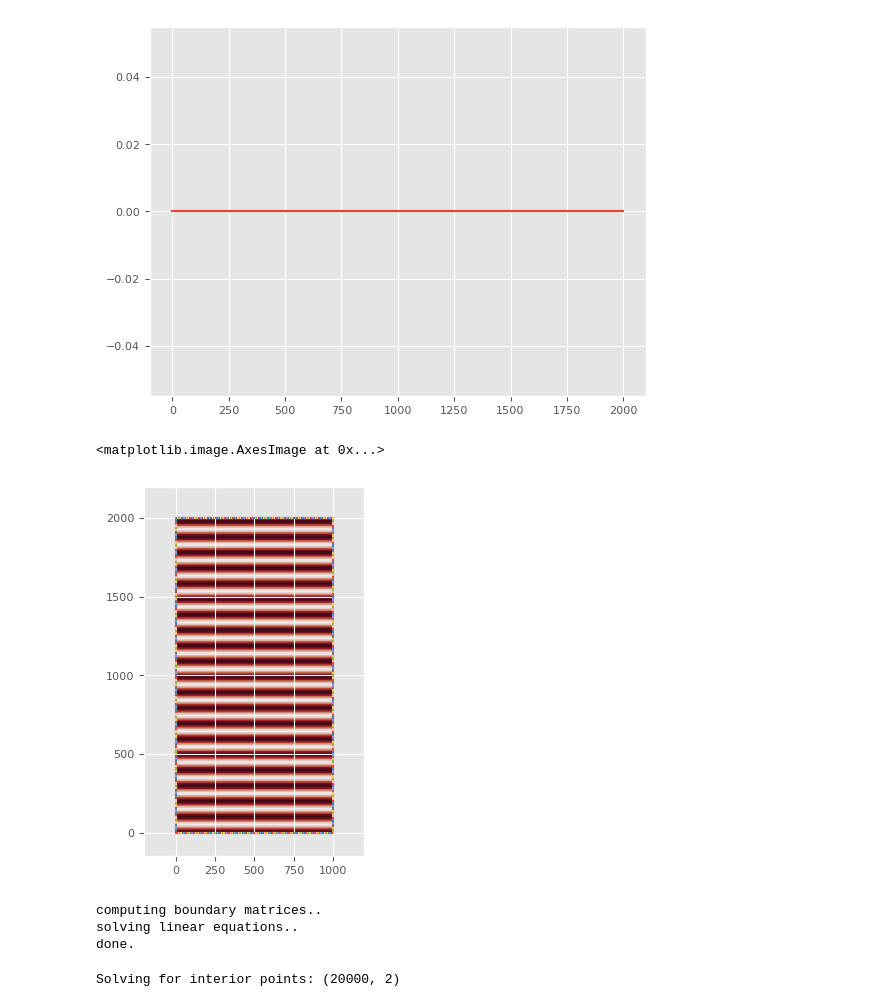
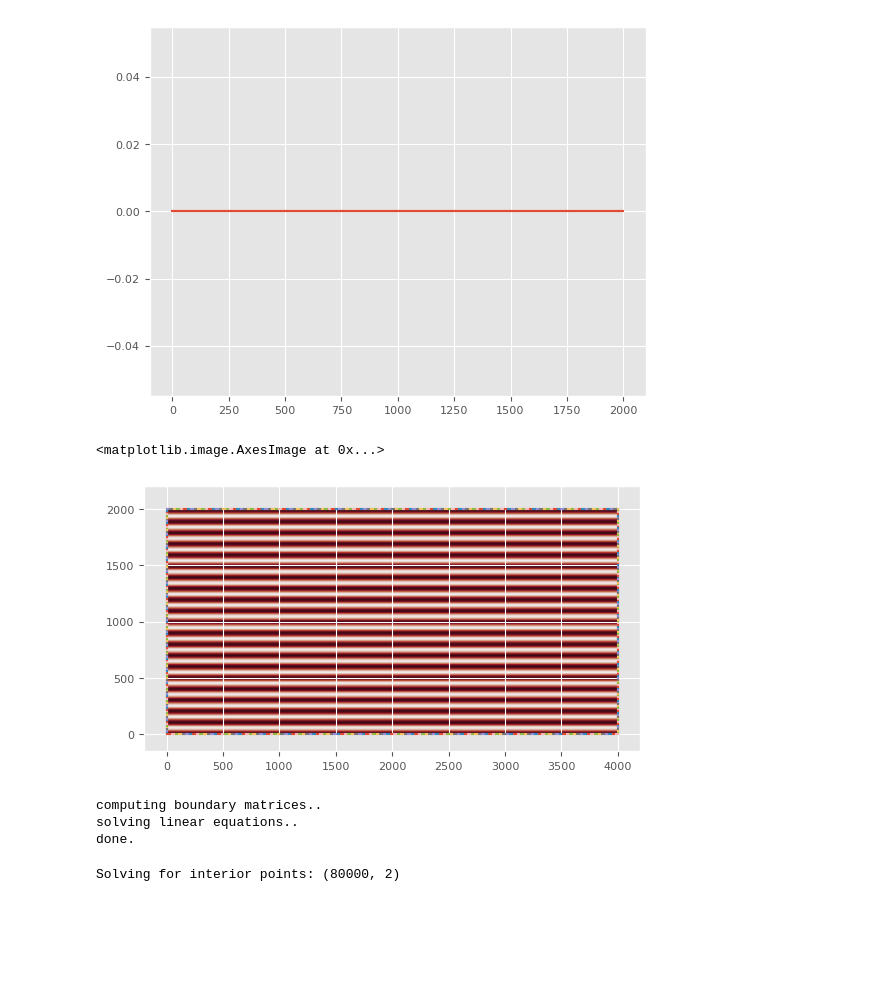
Before and after one commit to gauteh/ohbemn, a Jupyter notebook: examples/Breakwater diffusion.ipynb, the cells around one changed output. Drawn from its saved outputs; the diff is of its cells as text; code cells hidden in the pictures; blank space fills up the shorter version.

```diff
--- a/examples/Breakwater diffusion.ipynb
+++ b/examples/Breakwater diffusion.ipynb
@@ -15,11 +15,11 @@ k = k[0]
 lmbda = c/f
 print("wave length:", c/f)
 
-region = Region.rectangle(1000, 2000, 128, 128)
+region = Region.rectangle(4000, 2000, 128, 128)
 
 f, ax = plt.subplots()
 region.plot(ax)
-ax.set_xlim([-200, 1200])
+ax.set_xlim([-200, 4200])
 ax.set_ylim([-150, 2200])
 ax.set_aspect('equal')
 
@@ -98,23 +98,23 @@ plt.plot(centers[:,1], np.abs(bc.f))
 # %%
 # Sample grid in the interior
 
-x = np.arange(0.01, 999.1, 10)
+x = np.arange(0.01, 3999.1, 10)
 y = np.arange(0.01, 1999.1, 10)
 xx, yy = np.meshgrid(x, y)
 
 
 # Incident field without break-water
 fI = source.plane(0, k, xx, yy)
 
 f, ax = plt.subplots()
 region.plot(ax)
-ax.set_xlim([-200, 1200])
+ax.set_xlim([-200, 4200])
 ax.set_ylim([-150, 2200])
 ax.set_aspect('equal')
-ax.imshow(fI.real, origin='lower', extent=[0, 1000, 0, 2000])
+ax.imshow(fI.real, origin='lower', extent=[0, 4000, 0, 2000])
 # %% [output]
 <matplotlib.image.AxesImage at 0x...>
-[figure, old version]
+[figure, new version]
 # %%
 # Solve boundary.
 
@@ -134,7 +134,7 @@ ep = np.vstack((xx.ravel(), yy.ravel())).T
 print('Solving for interior points:', ep.shape)
 eF = boundary_solution.solve_samples(np.zeros(ep.shape[0]), ep)
 # %% [output]
-Solving for interior points: (20000, 2)
+Solving for interior points: (80000, 2)
 # %%
 eFp = eF.phis.reshape(xx.shape)
 f, (ax1, ax2) = plt.subplots(ncols=2, figsize=(16, 12))
```
Also changed, not shown: parts of 4 cells of this notebook, 3 other files.
